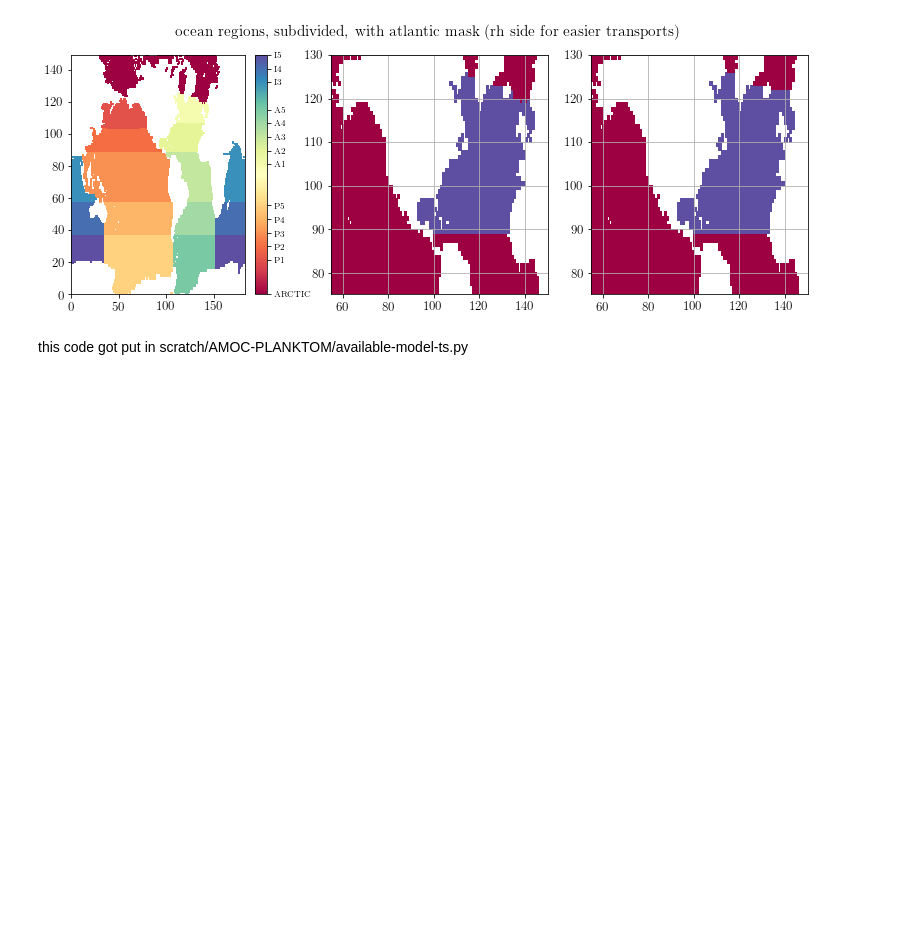
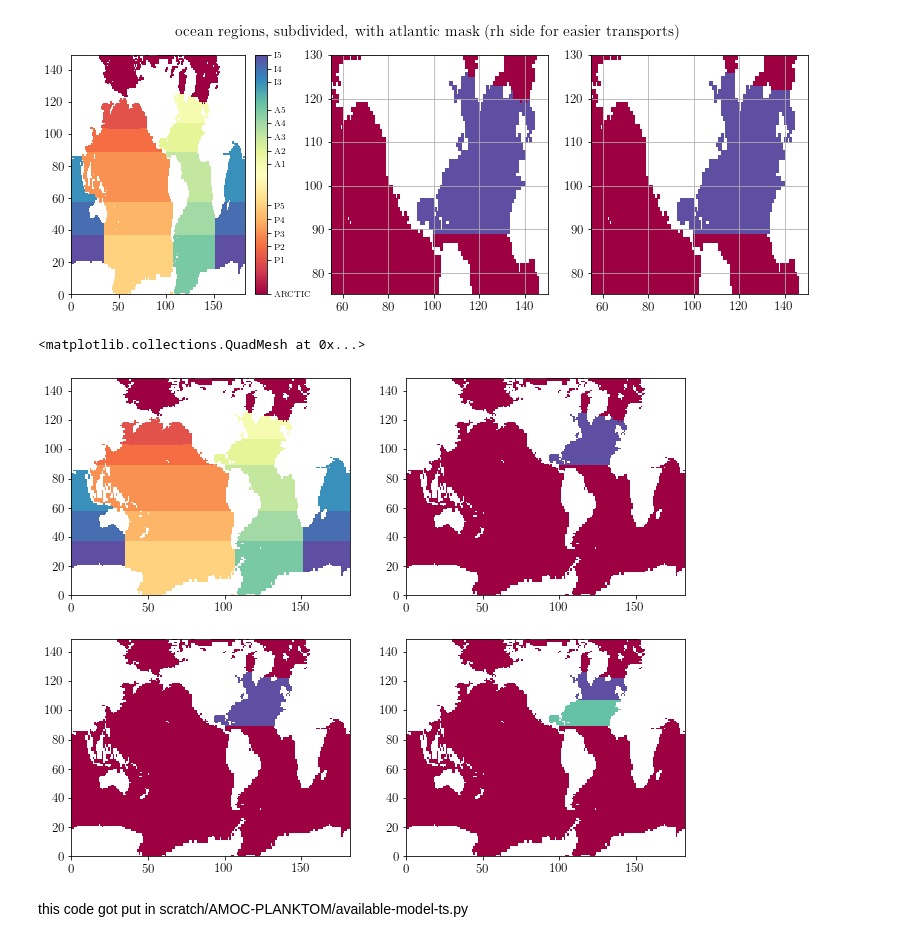
Before and after one commit to tjarnikova/AMOC-PLANKTOM, a Jupyter notebook: available-model-survey.ipynb, the cells around one changed output. Drawn from its saved outputs; the diff is of its cells as text; code cells hidden in the pictures; blank space fills up the shorter version.

```diff
--- a/available-model-survey.ipynb
+++ b/available-model-survey.ipynb
@@ -216,6 +216,21 @@ plt.suptitle('ocean regions, subdivided, with atlantic mask (rh side for easier
 Text(0.5, 0.98, 'ocean regions, subdivided, with atlantic mask (rh side for easier transports)')
 [figure]
 [figure]
+# %%
+fact = 1.1
+fig, axs = plt.subplots(2,2, figsize=(10*fact, 8*fact), facecolor='w', edgecolor='k')
+axs = axs.ravel()
+
+axs[0].pcolormesh(maskno, cmap = plt.cm.Spectral)
+axs[1].pcolormesh(masknoATL, cmap = plt.cm.Spectral)
+axs[2].pcolormesh(masknoATLnb, cmap = plt.cm.Spectral)
+
+masknoATL2 = np.copy(masknoATLnb)
+masknoATL2[np.where(maskno == 2.6)] = 4
+axs[3].pcolormesh(masknoATL2, cmap = plt.cm.Spectral)
+# %% [output]
+<matplotlib.collections.QuadMesh at 0x...>
+[figure, added]
 # %%
 def make_yearlist(yrst, yrend, dtype, tr, baseDir = '/gpfs/data/greenocean/software/runs/'):
     yrs = np.arange(yrst,yrend+1,1)
```
Also changed, not shown: parts of 1 cell of this notebook, 15 other files.
